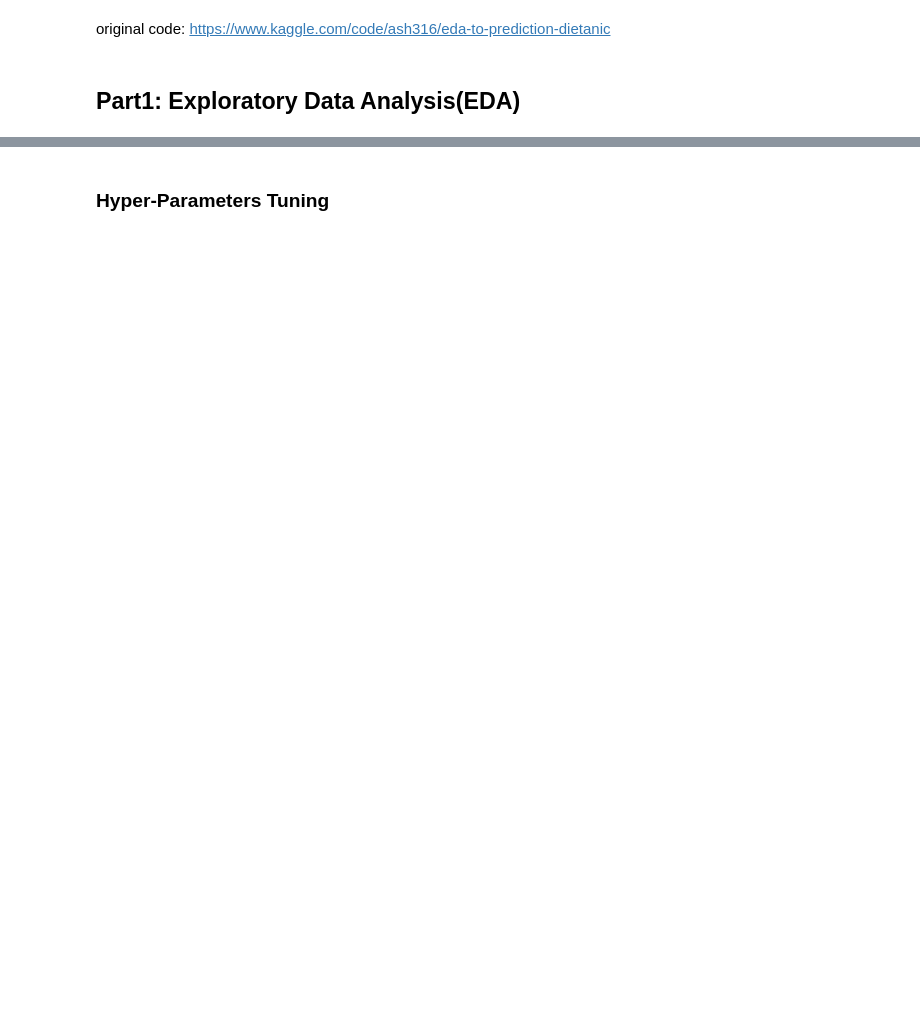
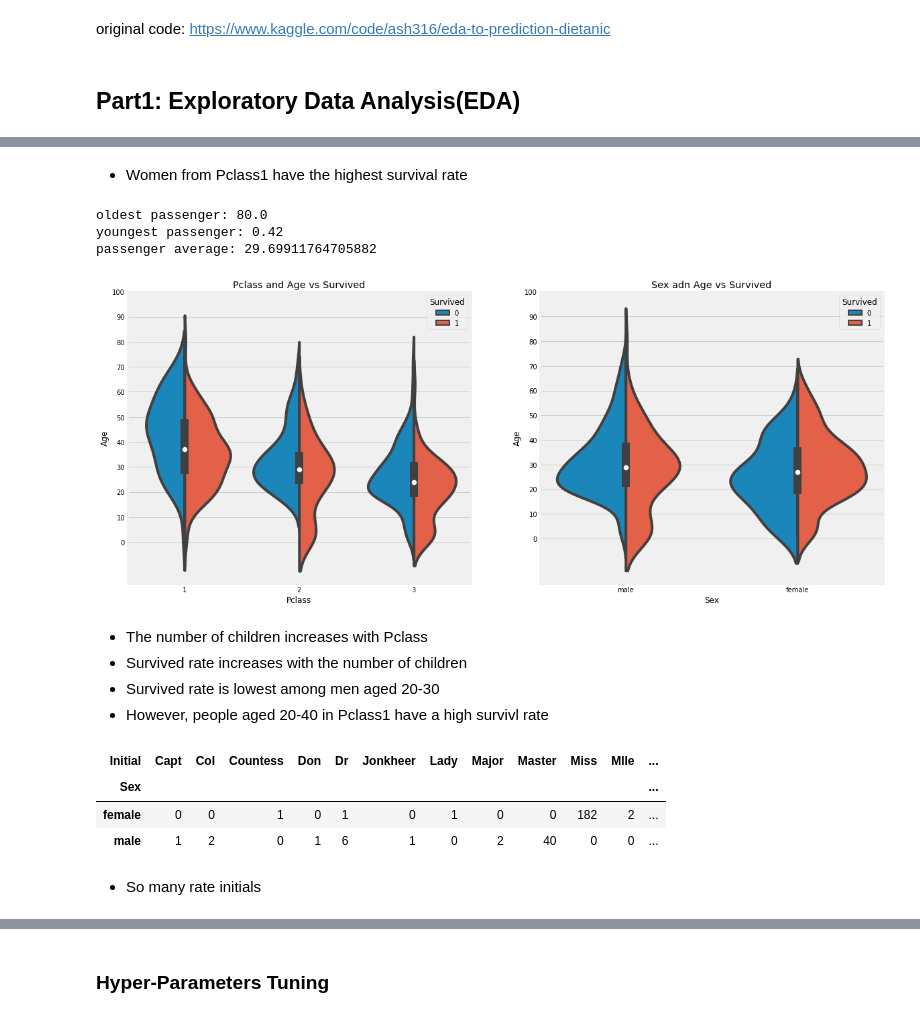
Before and after one commit to jhlee0637/Kaggle-Code-Replication, a Jupyter notebook: titanic-02.ipynb, the cells around one changed output, grey strips where cells are left out. Cells and saved outputs as stored; diff of their text form; code cells hidden in the pictures; blank space fills up the shorter version.

```diff
--- a/titanic-02.ipynb
+++ b/titanic-02.ipynb
@@ -720,0 +135,46 @@ plt.show()
+# %% [markdown]
+- Women from Pclass1 have the highest survival rate
+# %%
+#Analyze the continuous feature 'Age'
+print(f"oldest passenger: {data['Age'].max()}")
+print(f"youngest passenger: {data['Age'].min()}")
+print(f"passenger average: {data['Age'].mean()}")
+# %% [output]
+oldest passenger: 80.0
+youngest passenger: 0.42
+passenger average: 29.69911764705882
+# %%
+#Visualize the features Age' in relation to the features 'Pclass' and 'Sex', with the target label 'Survived'
+f, ax = plt.subplots(1, 2, figsize=(18, 8))
+
+#continuous data -> violin plot
+sns.violinplot('Pclass', 'Age', hue='Survived', data=data, split=True, ax=ax[0])
+ax[0].set_title('Pclass and Age vs Survived')
+ax[0].set_yticks(range(0, 110, 10))
+
+sns.violinplot('Sex', 'Age', hue='Survived', data=data, split=True, ax=ax[1])
+ax[1].set_title('Sex adn Age vs Survived')
+ax[1].set_yticks(range(0, 110, 10))
+
+plt.show()
+# %% [output]
+[figure, added]
+# %% [markdown]
+- The number of children increases with Pclass
+- Survived rate increases with the number of children
+- Survived rate is lowest among men aged 20-30
+- However, people aged 20-40 in Pclass1 have a high survivl rate
+# %%
+#To do feature engineering(remove null data of 'Age'), check the 'Initial' feature
+data['Initial'] = 0
+for i in data:
+    data['Initial'] = data.Name.str.extract('([A-Za-z]+)\.')
+
+pd.crosstab(data.Initial, data.Sex).T.style.background_gradient(cmap='summer_r')
+# %% [output]
+| Initial | Capt | Col | Countess | Don | Dr | Jonkheer | Lady | Major | Master | Miss | Mlle | ... |
+| Sex |  |  |  |  |  |  |  |  |  |  |  | ... |
+| female | 0 | 0 | 1 | 0 | 1 | 0 | 1 | 0 | 0 | 182 | 2 | ... |
+| male | 1 | 2 | 0 | 1 | 6 | 1 | 0 | 2 | 40 | 0 | 0 | ... |
+# %% [markdown]
+- So many rate initials
```
Also changed, not shown: parts of 143 cells of this notebook.
